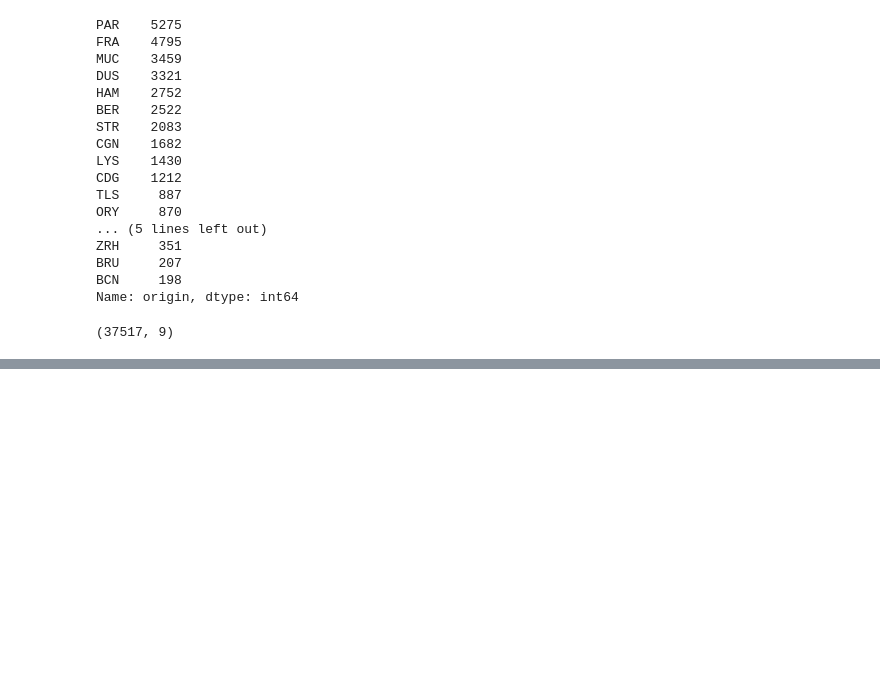
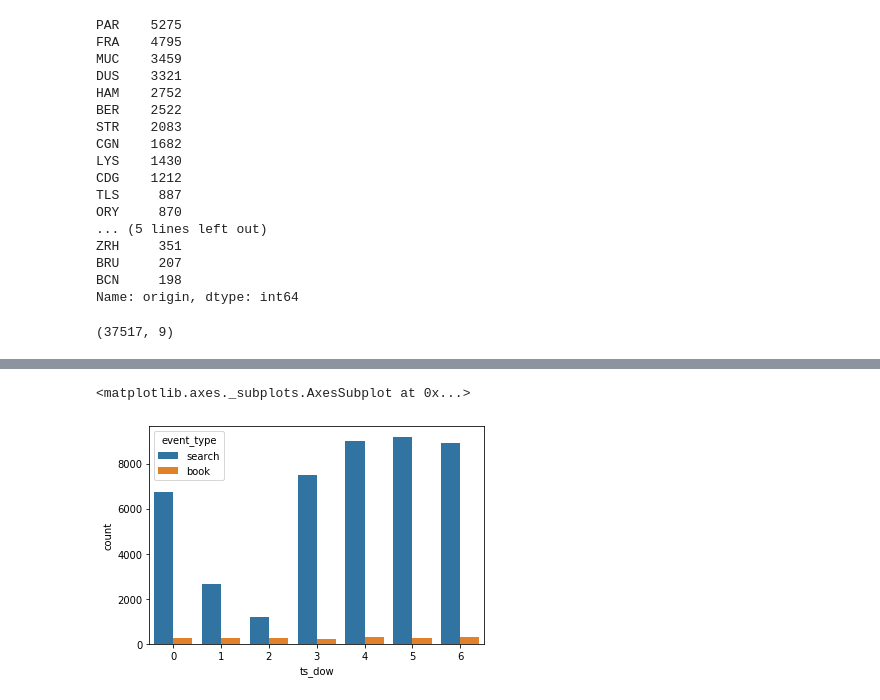
Before and after one commit to giallo41/book_destination, a Jupyter notebook: eda.ipynb, the cells around one changed output, grey strips where cells are left out. Saved outputs shown, nothing was run; the diff lists cells and outputs as text; code cells hidden in the pictures; blank space fills up the shorter version.

```diff
--- a/eda.ipynb
+++ b/eda.ipynb
@@ -247,0 +535,5 @@ searched_origin.head(2)
+# %%
+sns.countplot(x='ts_dow', hue='event_type', data=df_event_sorted)
+# %% [output]
+<matplotlib.axes._subplots.AxesSubplot at 0x...>
+[figure, added]
```
Also changed, not shown: parts of 35 cells of this notebook.
